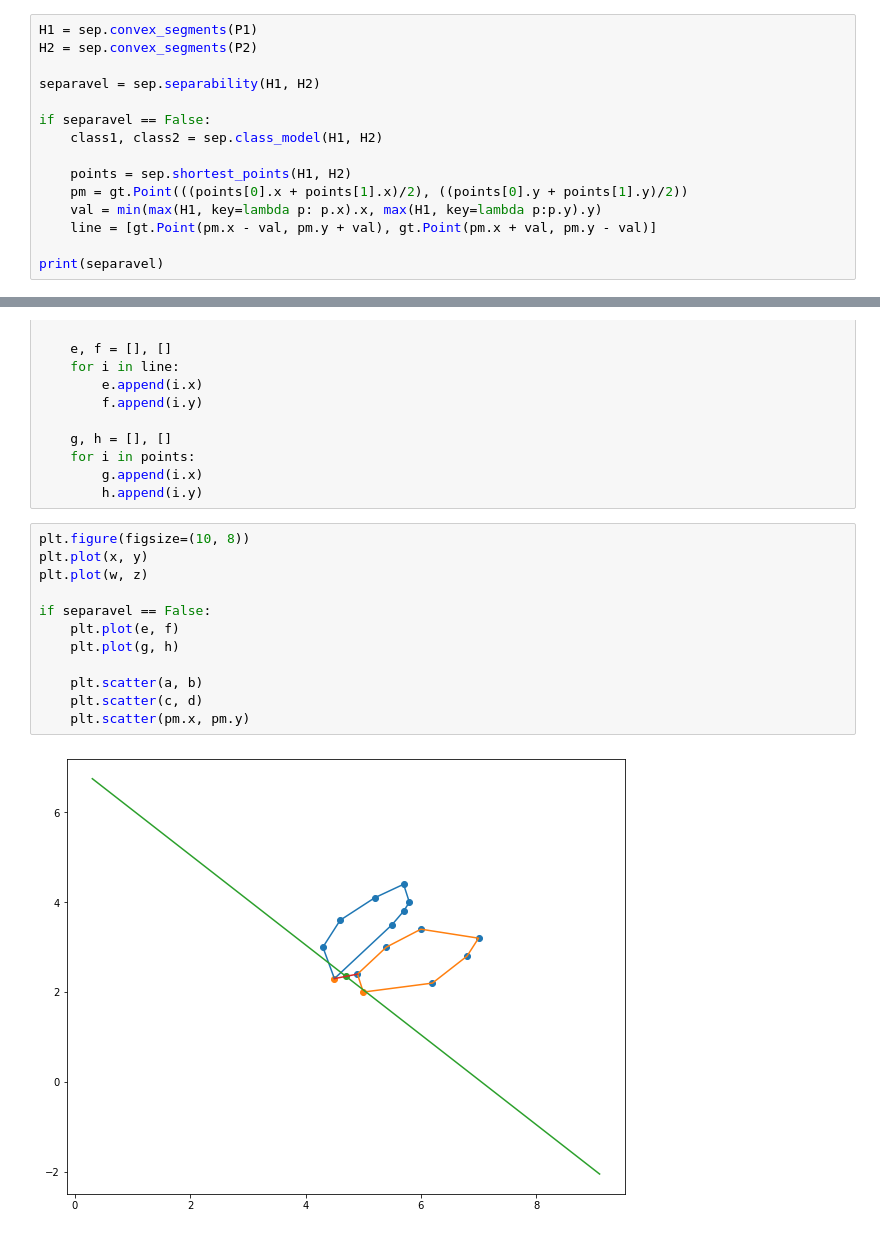
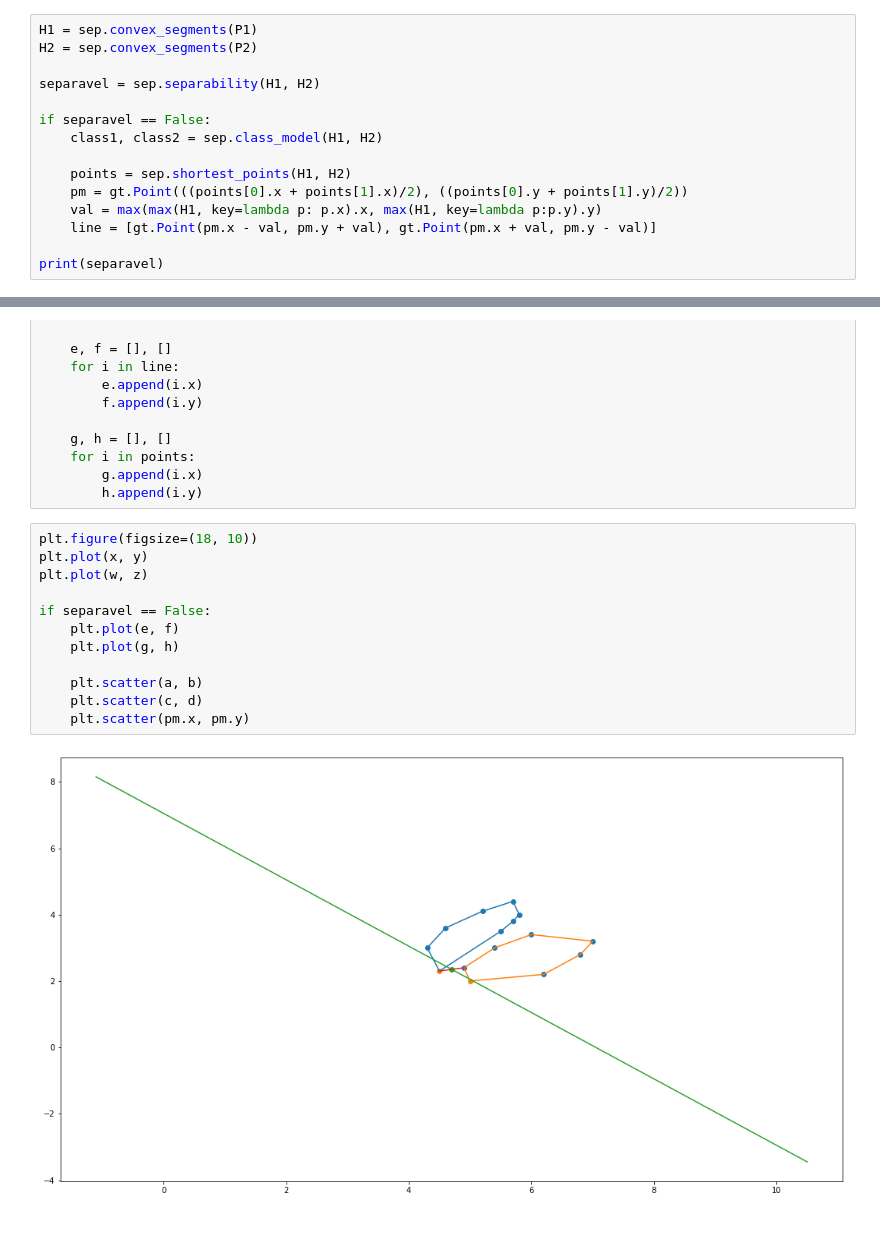
Before and after one commit to chrisplusr/tp01_algoritmos_2, a Jupyter notebook: TP01.ipynb, the cells around one changed output, grey strips where cells are left out. Cells and saved outputs as stored; diff of their text form.

```diff
--- a/TP01.ipynb
+++ b/TP01.ipynb
@@ -30,7 +37,7 @@ if separavel == False:
 
     points = sep.shortest_points(H1, H2)
     pm = gt.Point(((points[0].x + points[1].x)/2), ((points[0].y + points[1].y)/2))
-    val = min(max(H1, key=lambda p: p.x).x, max(H1, key=lambda p:p.y).y)
+    val = max(max(H1, key=lambda p: p.x).x, max(H1, key=lambda p:p.y).y)
     line = [gt.Point(pm.x - val, pm.y + val), gt.Point(pm.x + val, pm.y - val)]
 
 print(separavel)
@@ -73,16 +80,16 @@ if separavel == False:
         g.append(i.x)
         h.append(i.y)
 # %%
-plt.figure(figsize=(10, 8))
+plt.figure(figsize=(18, 10))
 plt.plot(x, y)
 plt.plot(w, z)
 
 if separavel == False:
     plt.plot(e, f)
     plt.plot(g, h)
 
     plt.scatter(a, b)
     plt.scatter(c, d)
     plt.scatter(pm.x, pm.y)
 # %% [output]
-[figure, old version]
+[figure, new version]
```
Also changed, not shown: parts of 2 cells of this notebook, 7 other files.
